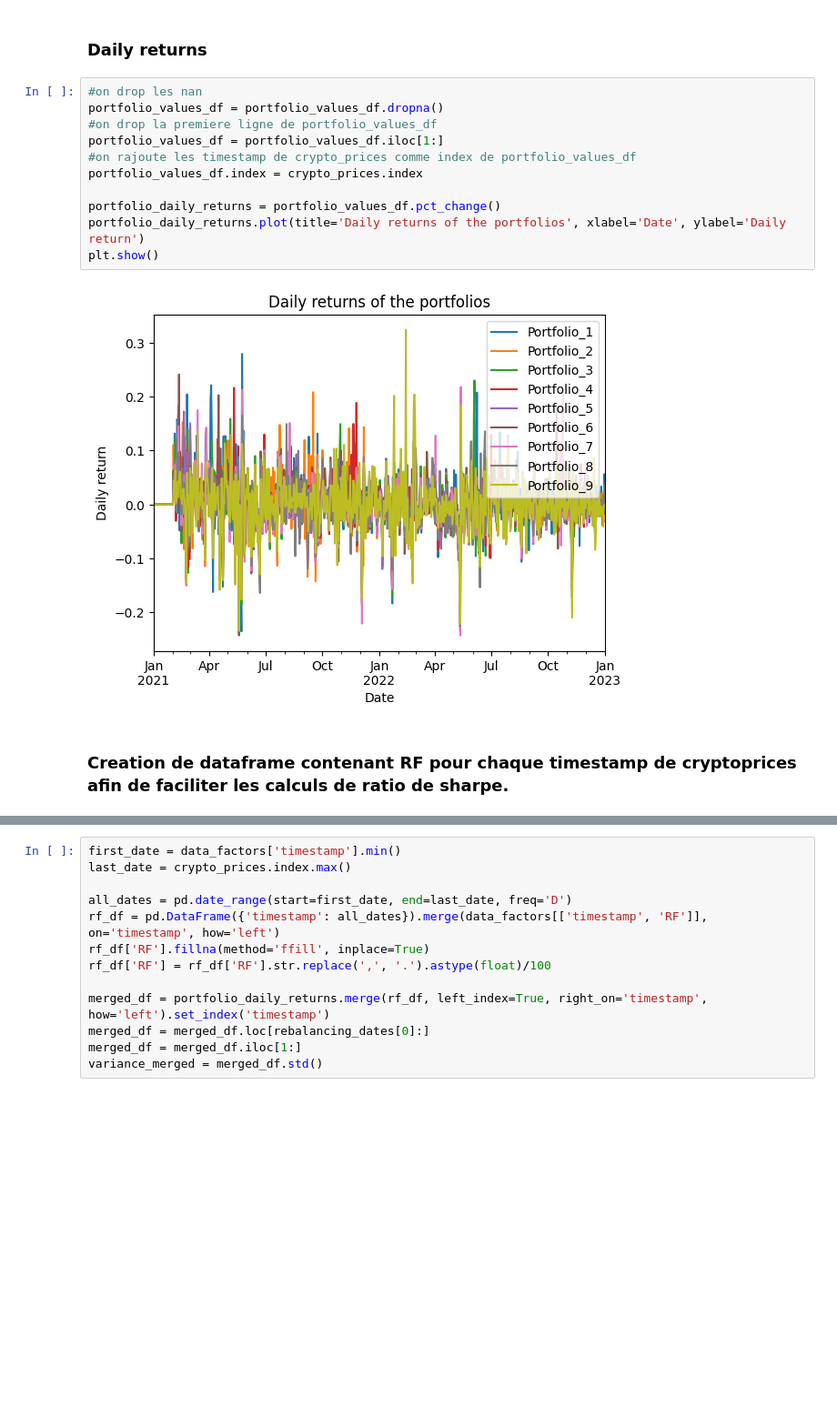
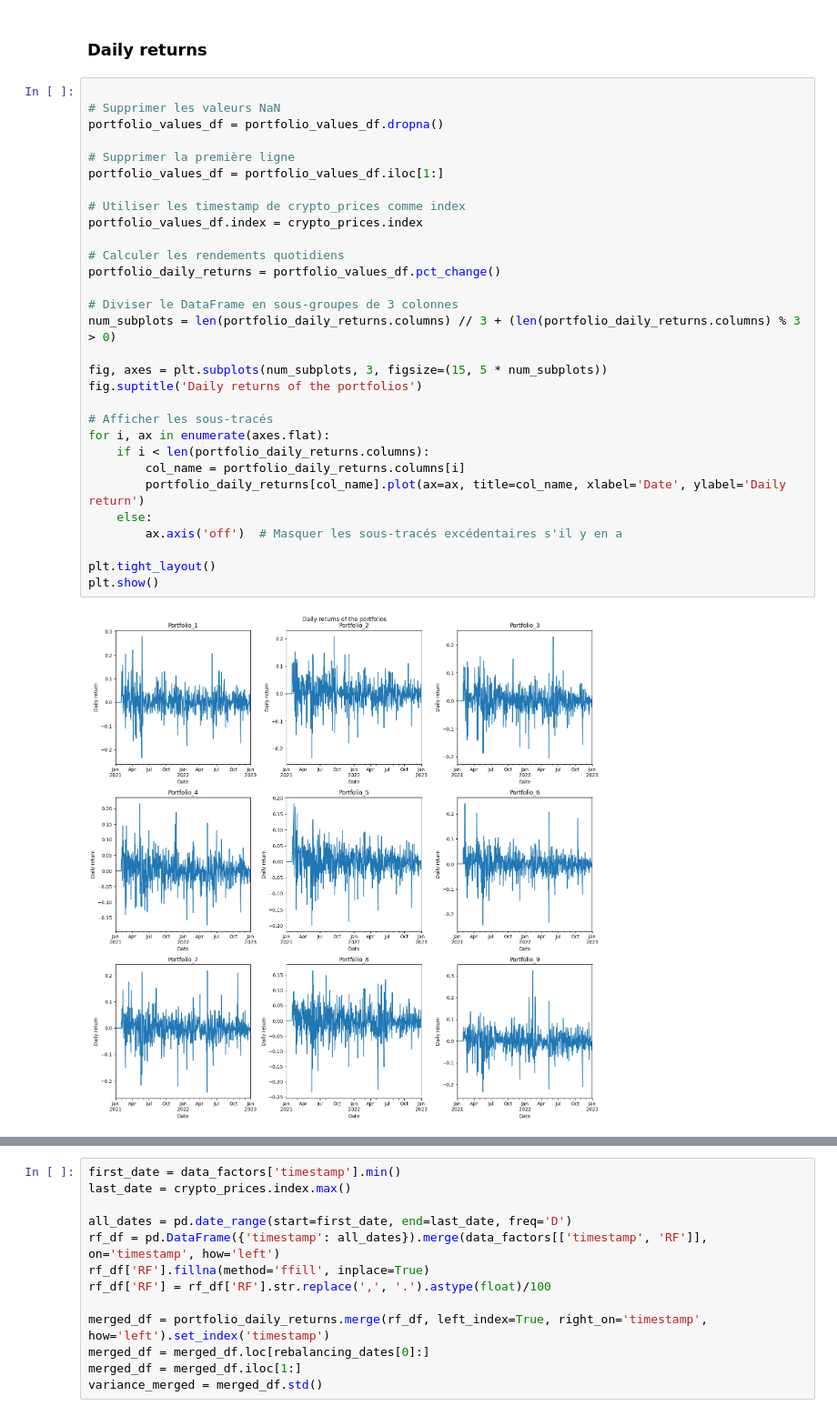
Before and after one commit to meretaensimag/new_momentum, a Jupyter notebook: final_notebook.ipynb, the cells around one changed output, grey strips where cells are left out. Shown at 91% size. Drawn from its saved outputs; the diff is of its cells as text; blank space fills up the shorter version.

```diff
--- a/final_notebook.ipynb
+++ b/final_notebook.ipynb
@@ -148,17 +191,34 @@ plt.show()
 # %% [markdown]
 ### Daily returns
-# %%
-#on drop les nan
-portfolio_values_df = portfolio_values_df.dropna()
-#on drop la premiere ligne de portfolio_values_df
-portfolio_values_df = portfolio_values_df.iloc[1:]
-#on rajoute les timestamp de crypto_prices comme index de portfolio_values_df
-portfolio_values_df.index = crypto_prices.index
-
-portfolio_daily_returns = portfolio_values_df.pct_change()
-portfolio_daily_returns.plot(title='Daily returns of the portfolios', xlabel='Date', ylabel='Daily return')
-plt.show()
-# %% [output]
-[figure, removed]
-# %% [markdown]
-### Creation de dataframe contenant RF pour chaque timestamp de cryptoprices afin de faciliter les calculs de ratio de sharpe.
+# %%
+
+# Supprimer les valeurs NaN
+portfolio_values_df = portfolio_values_df.dropna()
+
+# Supprimer la première ligne
+portfolio_values_df = portfolio_values_df.iloc[1:]
+
+# Utiliser les timestamp de crypto_prices comme index
+portfolio_values_df.index = crypto_prices.index
+
+# Calculer les rendements quotidiens
+portfolio_daily_returns = portfolio_values_df.pct_change()
+
+# Diviser le DataFrame en sous-groupes de 3 colonnes
+num_subplots = len(portfolio_daily_returns.columns) // 3 + (len(portfolio_daily_returns.columns) % 3 > 0)
+
+fig, axes = plt.subplots(num_subplots, 3, figsize=(15, 5 * num_subplots))
+fig.suptitle('Daily returns of the portfolios')
+
+# Afficher les sous-tracés
+for i, ax in enumerate(axes.flat):
+    if i < len(portfolio_daily_returns.columns):
+        col_name = portfolio_daily_returns.columns[i]
+        portfolio_daily_returns[col_name].plot(ax=ax, title=col_name, xlabel='Date', ylabel='Daily return')
+    else:
+        ax.axis('off')  # Masquer les sous-tracés excédentaires s'il y en a
+
+plt.tight_layout()
+plt.show()
+# %% [output]
+[figure, added]
```
Also changed, not shown: parts of 34 cells of this notebook.
